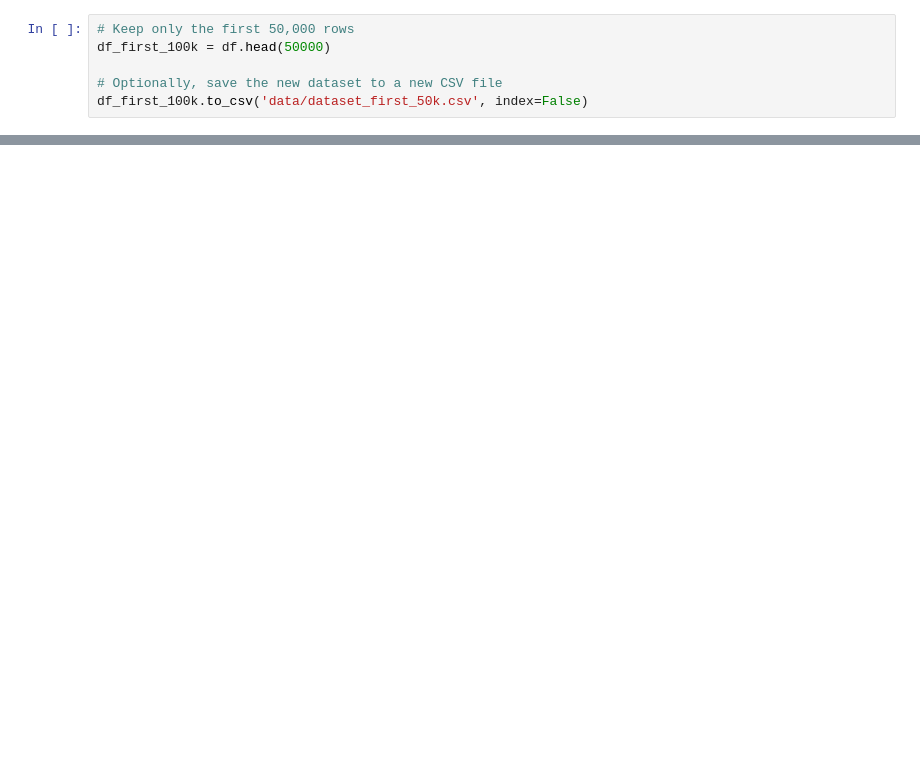
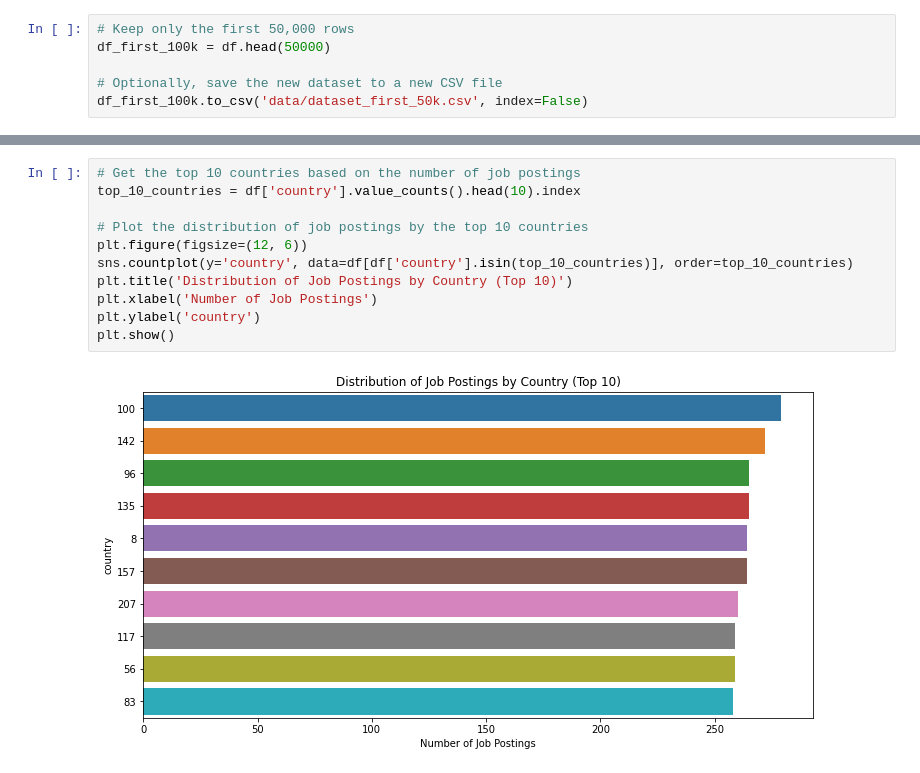
Before and after one commit to vkigen/dsc-phase4-project-group5, a Jupyter notebook: index.ipynb, the cells around one changed output, grey strips where cells are left out. Saved outputs shown, nothing was run; the diff lists cells and outputs as text; blank space fills up the shorter version.

```diff
--- a/index.ipynb
+++ b/index.ipynb
@@ -60,0 +365,13 @@ df_first_100k.to_csv('data/dataset_first_50k.csv', index=False)
+# %%
+# Get the top 10 countries based on the number of job postings
+top_10_countries = df['country'].value_counts().head(10).index
+
+# Plot the distribution of job postings by the top 10 countries
+plt.figure(figsize=(12, 6))
+sns.countplot(y='country', data=df[df['country'].isin(top_10_countries)], order=top_10_countries)
+plt.title('Distribution of Job Postings by Country (Top 10)')
+plt.xlabel('Number of Job Postings')
+plt.ylabel('country')
+plt.show()
+# %% [output]
+[figure, added]
```
Also changed, not shown: parts of 31 cells of this notebook, 2 other files.
